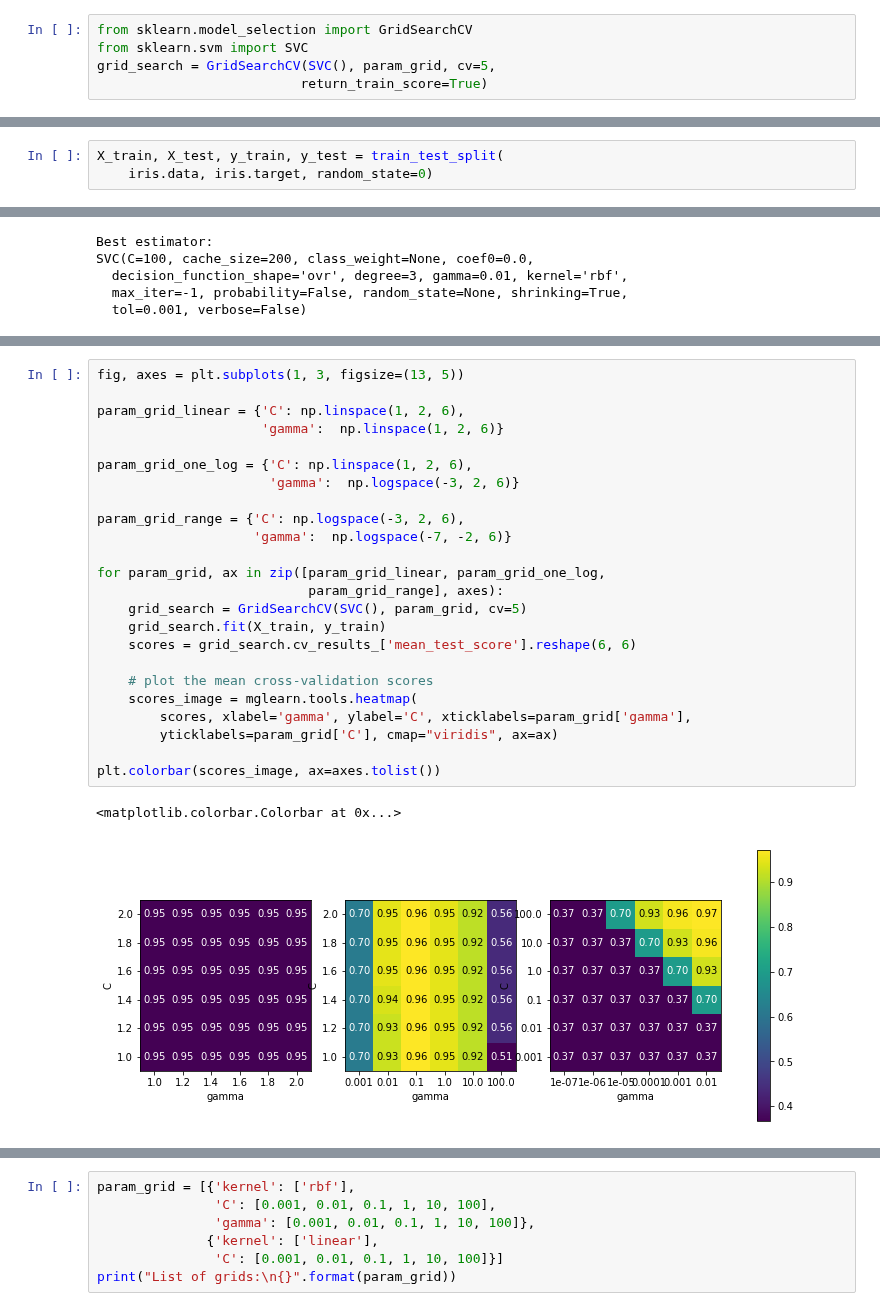
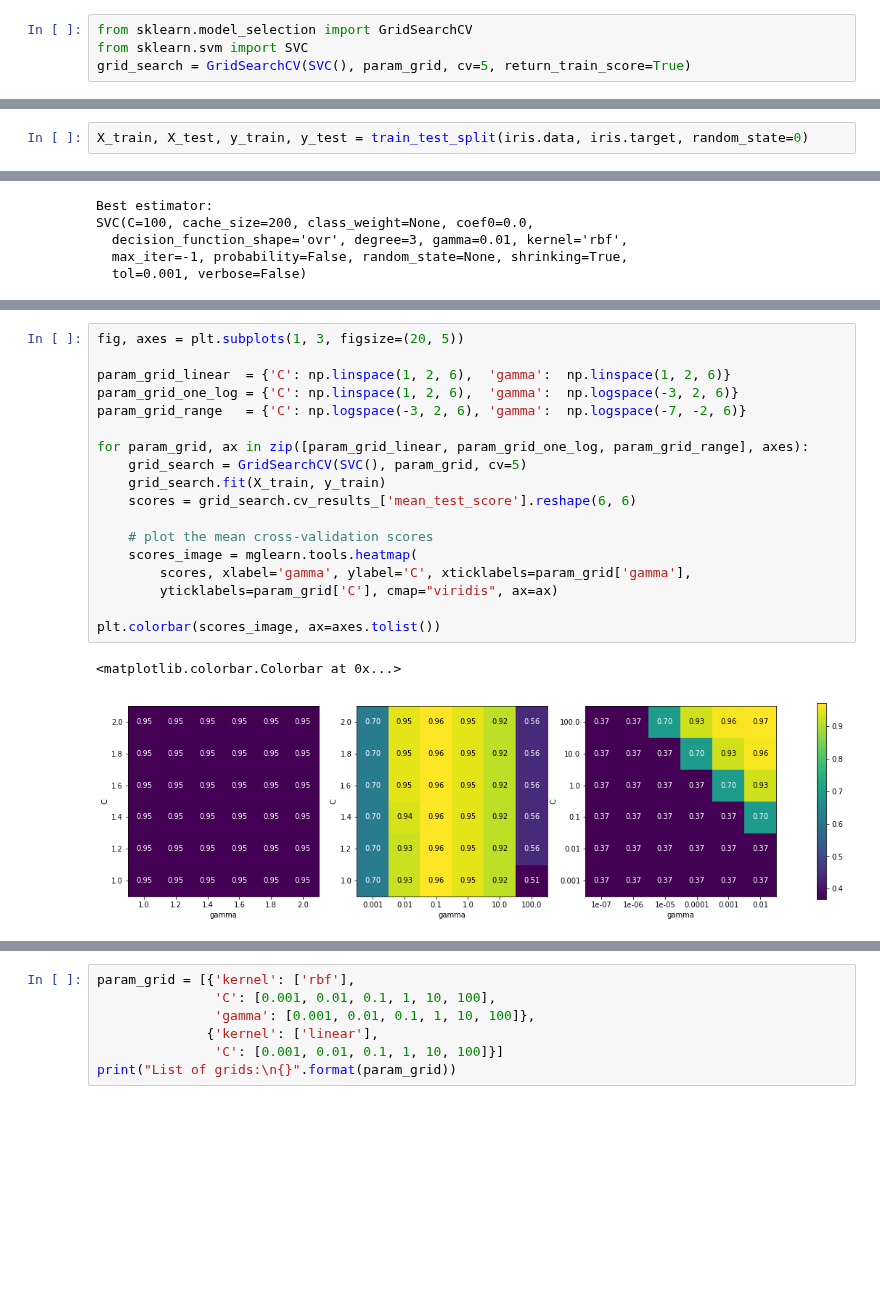
Before and after one commit to amueller/introduction_to_ml_with_python, a Jupyter notebook: 05-model-evaluation-and-improvement.ipynb, the cells around one changed output, grey strips where cells are left out. Drawn from its saved outputs; the diff is of its cells as text; blank space fills up the shorter version.

```diff
--- a/05-model-evaluation-and-improvement.ipynb
+++ b/05-model-evaluation-and-improvement.ipynb
@@ -254,5 +394,4 @@ Parameter grid:
 # %%
 from sklearn.model_selection import GridSearchCV
 from sklearn.svm import SVC
-grid_search = GridSearchCV(SVC(), param_grid, cv=5,
-                          return_train_score=True)
+grid_search = GridSearchCV(SVC(), param_grid, cv=5, return_train_score=True)
@@ -259,3 +400,2 @@ grid_search = GridSearchCV(SVC(), param_grid, cv=5,
 # %%
-X_train, X_test, y_train, y_test = train_test_split(
-    iris.data, iris.target, random_state=0)
+X_train, X_test, y_train, y_test = train_test_split(iris.data, iris.target, random_state=0)
@@ -317,27 +510,21 @@ mglearn.tools.heatmap(scores, xlabel='gamma', xticklabels=param_grid['gamma'],
 # %%
-fig, axes = plt.subplots(1, 3, figsize=(13, 5))
+fig, axes = plt.subplots(1, 3, figsize=(20, 5))
 
-param_grid_linear = {'C': np.linspace(1, 2, 6),
-                     'gamma':  np.linspace(1, 2, 6)}
+param_grid_linear  = {'C': np.linspace(1, 2, 6),  'gamma':  np.linspace(1, 2, 6)}
+param_grid_one_log = {'C': np.linspace(1, 2, 6),  'gamma':  np.logspace(-3, 2, 6)}
+param_grid_range   = {'C': np.logspace(-3, 2, 6), 'gamma':  np.logspace(-7, -2, 6)}
 
-param_grid_one_log = {'C': np.linspace(1, 2, 6),
-                      'gamma':  np.logspace(-3, 2, 6)}
-
-param_grid_range = {'C': np.logspace(-3, 2, 6),
-                    'gamma':  np.logspace(-7, -2, 6)}
-
-for param_grid, ax in zip([param_grid_linear, param_grid_one_log,
-                           param_grid_range], axes):
+for param_grid, ax in zip([param_grid_linear, param_grid_one_log, param_grid_range], axes):
     grid_search = GridSearchCV(SVC(), param_grid, cv=5)
     grid_search.fit(X_train, y_train)
     scores = grid_search.cv_results_['mean_test_score'].reshape(6, 6)
 
     # plot the mean cross-validation scores
     scores_image = mglearn.tools.heatmap(
         scores, xlabel='gamma', ylabel='C', xticklabels=param_grid['gamma'],
         yticklabels=param_grid['C'], cmap="viridis", ax=ax)
 
 plt.colorbar(scores_image, ax=axes.tolist())
 # %% [output]
 <matplotlib.colorbar.Colorbar at 0x...>
-[figure, old version]
+[figure, new version]
```
Also changed, not shown: parts of 82 cells of this notebook.
